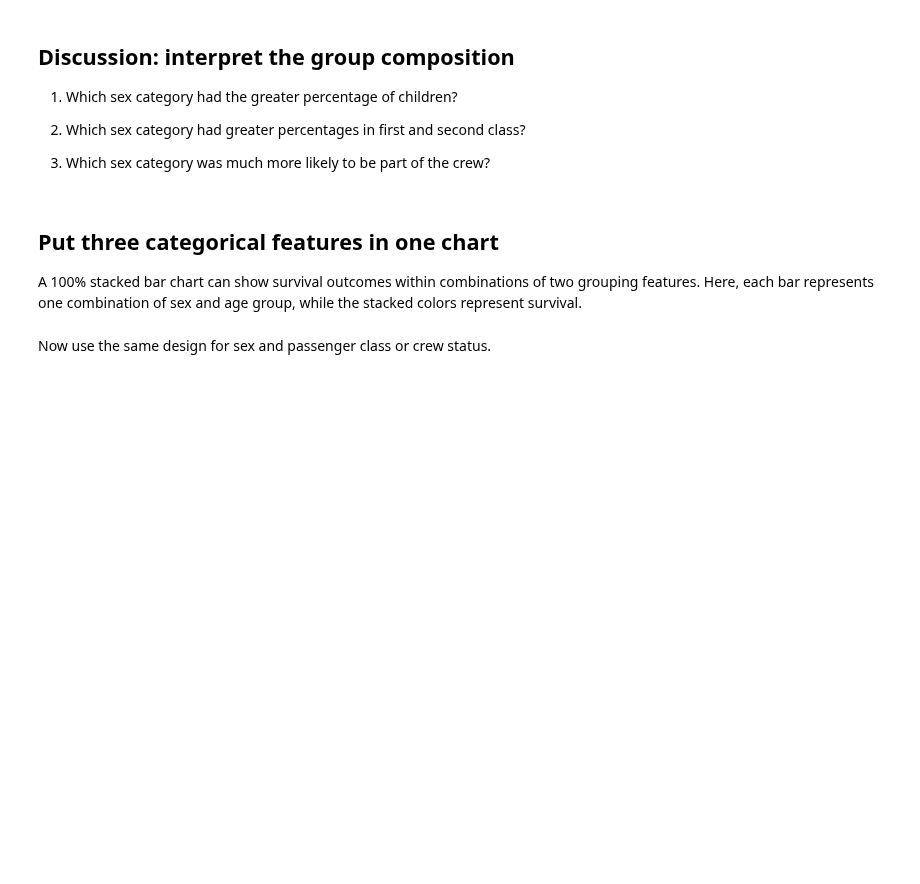
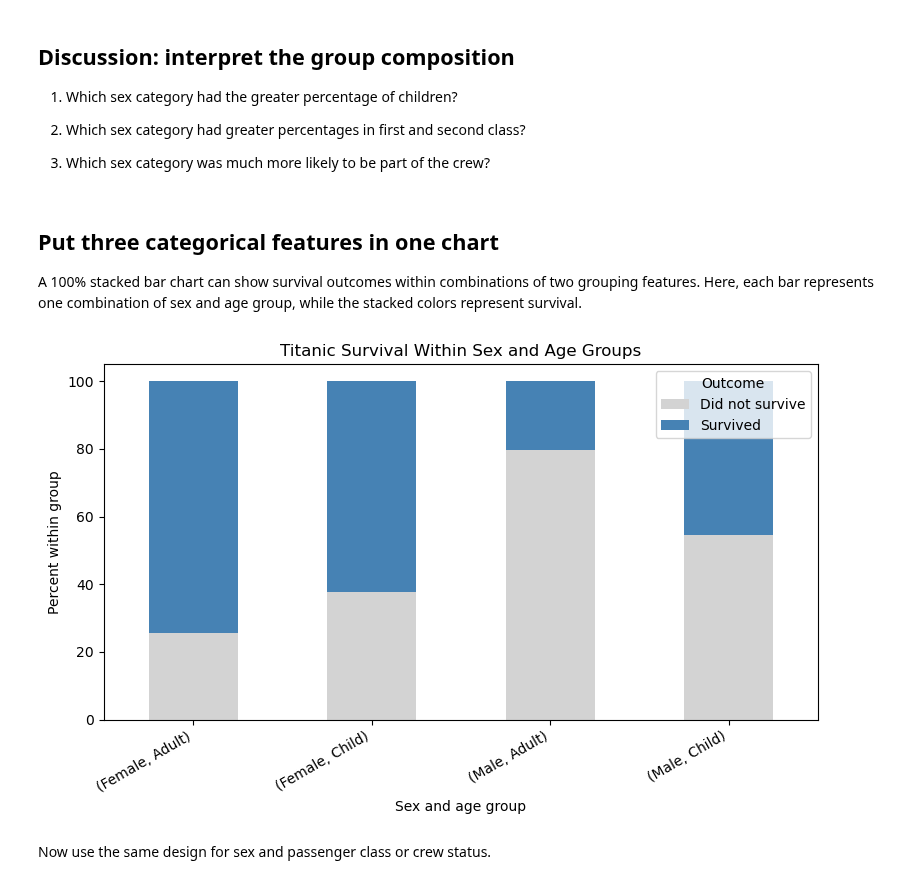
Before and after one commit to Chelsea-Myers/Data_Visualization_and_Modeling_Campus, a Jupyter notebook: week02/lecture/Lecture - Relationships Between Categorical Features.ipynb, the cells around one changed output. Drawn from its saved outputs; the diff is of its cells as text; code cells hidden in the pictures; blank space fills up the shorter version.

```diff
--- a/week02/lecture/Lecture - Relationships Between Categorical Features.ipynb
+++ b/week02/lecture/Lecture - Relationships Between Categorical Features.ipynb
@@ -202,29 +397,33 @@ Next compare passenger class and crew status within each sex category. The `clas
 
 A 100% stacked bar chart can show survival outcomes within combinations of two grouping features. Here, each bar represents one combination of sex and age group, while the stacked colors represent survival.
 # %%
+titanic = titanic_df.copy()
+
 survival_by_sex_and_age = (
     pd.crosstab(
         [titanic["sex"], titanic["age_group"]],
         titanic["survived"],
         normalize="index"
     )
     * 100
 )
 
 survival_by_sex_and_age[["No", "Yes"]].plot(
     kind="bar",
     stacked=True,
     color=["lightgray", "steelblue"],
     figsize=(8, 5)
 )
 
 plt.title("Titanic Survival Within Sex and Age Groups")
 plt.xlabel("Sex and age group")
 plt.ylabel("Percent within group")
 plt.xticks(rotation=30, ha="right")
 plt.legend(["Did not survive", "Survived"], title="Outcome")
 plt.tight_layout()
 plt.show()
+# %% [output]
+[figure, added]
 # %% [markdown]
 Now use the same design for sex and passenger class or crew status.
 # %%
```
Also changed, not shown: parts of 40 cells of this notebook, 1 other file.
